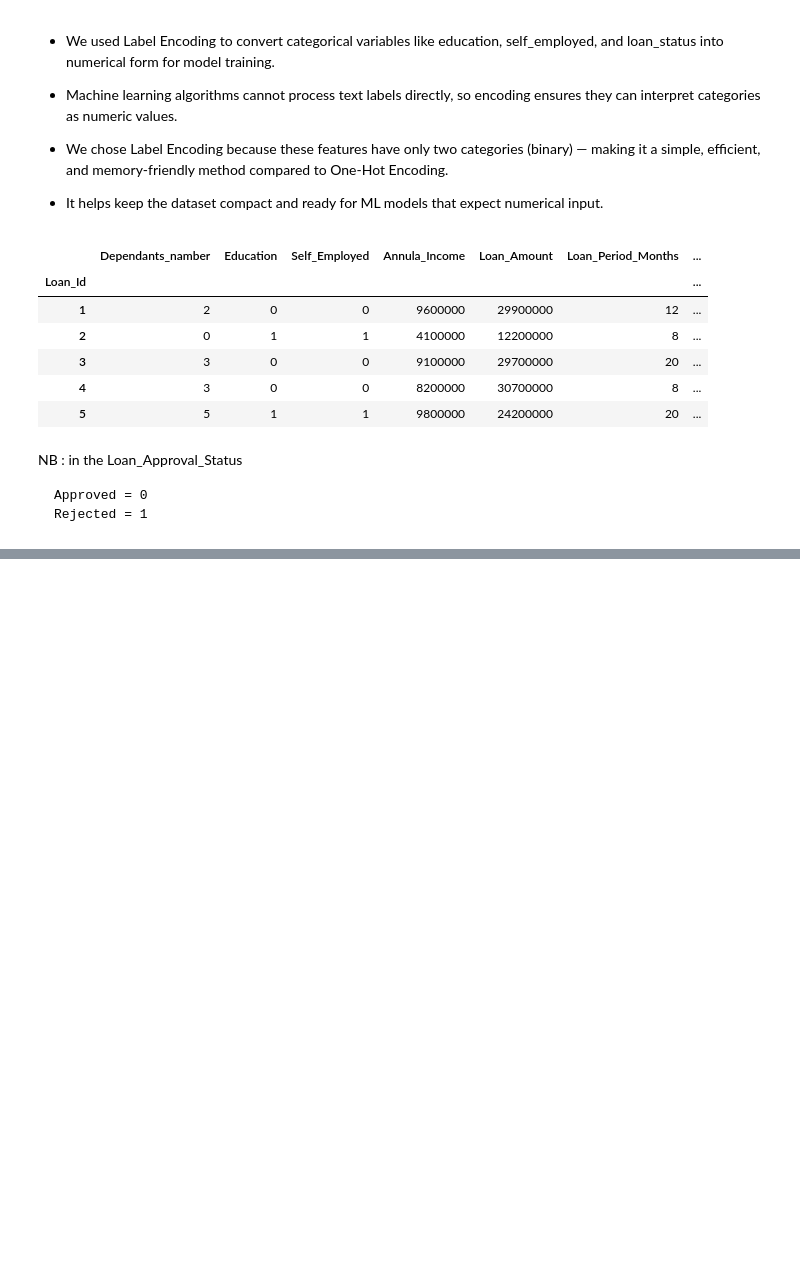
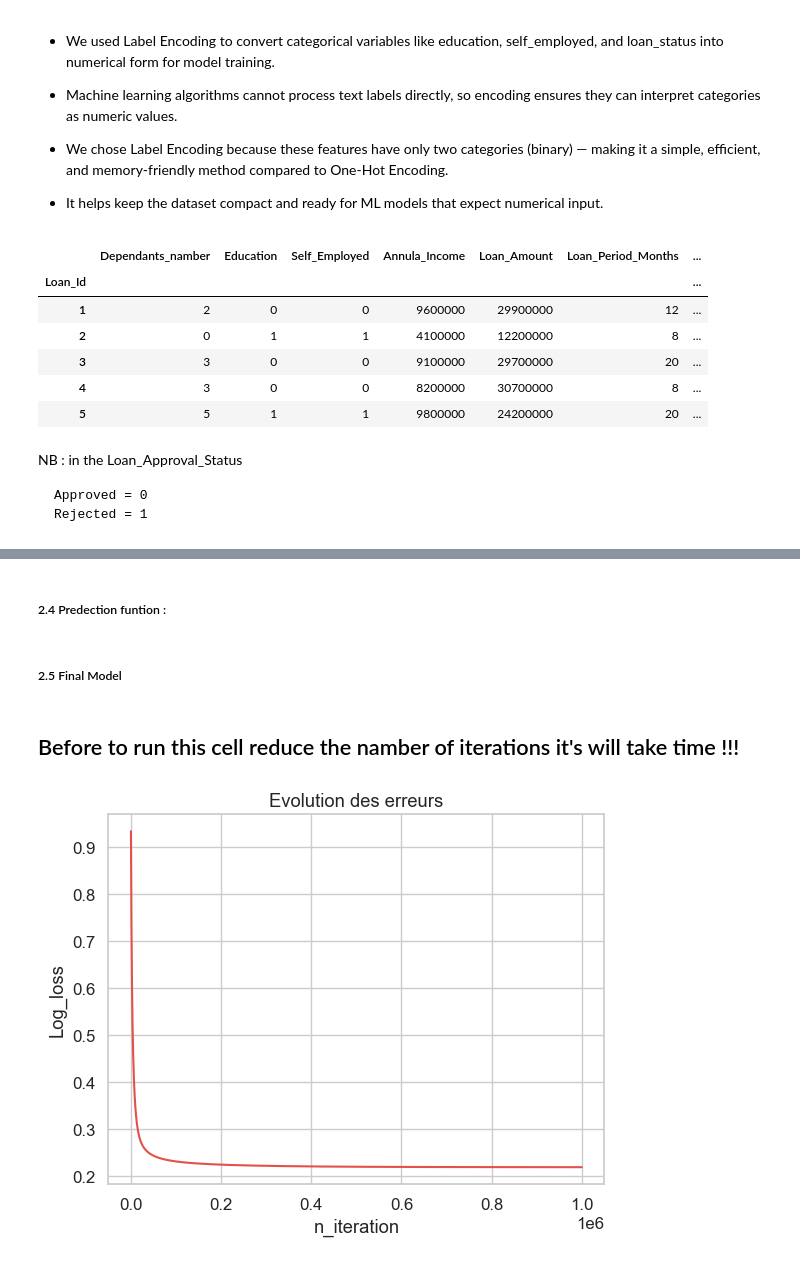
Before and after one commit to zouharidyaeerrahmane/Loan_Approval_Model, a Jupyter notebook: Data_approach/Model-Implimentation.ipynb, the cells around one changed output, grey strips where cells are left out. Drawn from its saved outputs; the diff is of its cells as text; code cells hidden in the pictures; blank space fills up the shorter version.

Commit message:
Logistic regression Implimentation from scratch and his serialization

```diff
--- a/Data_approach/Model-Implimentation.ipynb
+++ b/Data_approach/Model-Implimentation.ipynb
@@ -507,0 +647,3 @@ NB : in the Loan_Approval_Status
+# %%
+def log_loss(y, A):
+    return 1/len(y) * np.sum(-y * np.log(A) - (1 - y) * np.log(1 - A))
@@ -507,0 +652,13 @@ NB : in the Loan_Approval_Status
+# %%
+def gradients(X, A, y):
+    dW = 1/len(y) * np.dot(X.T, A - y)
+    db = 1/len(y) * np.sum(A - y)
+    return (dW, db)
+# %%
+def optimisation(X, W, b, A, y, learning_rate):
+    dW, db = gradients(X, A, y)
+    W = W - learning_rate * dW
+    b = b - learning_rate * db
+    return (W, b)
+# %% [markdown]
+<h5>2.4  Predection funtion :   </h5>
@@ -507,0 +670,25 @@ NB : in the Loan_Approval_Status
+# %% [markdown]
+<h5>2.5  Final Model    </h5>
+# %% [markdown]
+<h2>Before to run this cell reduce the namber of iterations it's will take time !!! </h2>
+# %%
+def regression_logistique(X, y, learning_rate=0.001, n_iter=1000000):
+  # Initialisation
+    W, b = initialisation(X)
+    loss_history = []
+  # Entrainement
+    for i in range(n_iter):
+        A = modele(X, W, b)
+        loss_history.append(log_loss(y, A))
+        W, b = optimisation(X, W, b, A, y, learning_rate=0.001)
+
+  # Prediction
+    plt.plot(loss_history)
+    plt.xlabel('n_iteration')
+    plt.ylabel('Log_loss')
+    plt.title('Evolution des erreurs')
+    return W,b
+# %%
+W,b=regression_logistique(X_train_zscore,y_train)
+# %% [output]
+[figure, added]
```
Also changed, not shown: parts of 33 cells of this notebook, 4 other files.
